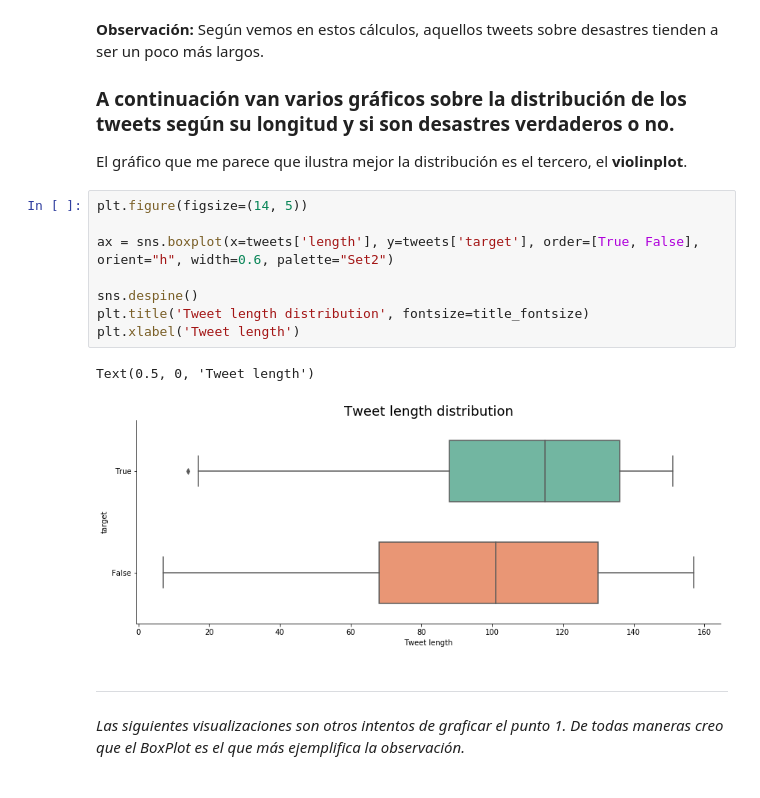
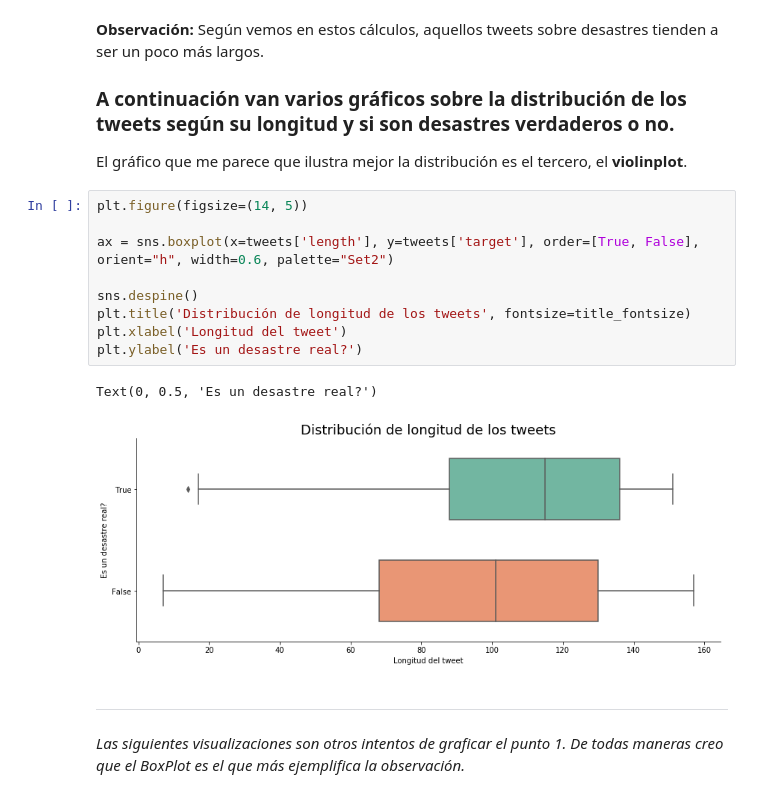
Before and after one commit to MonoColorado/7506-NameError, a Jupyter notebook: Julián - TP1 Notebook.ipynb, the cells around one changed output. Drawn from its saved outputs; the diff is of its cells as text.

```diff
--- a/Julián - TP1 Notebook.ipynb
+++ b/Julián - TP1 Notebook.ipynb
@@ -109,14 +109,15 @@ El gráfico que me parece que ilustra mejor la distribución es el tercero, el *
 # %%
 plt.figure(figsize=(14, 5))
 
 ax = sns.boxplot(x=tweets['length'], y=tweets['target'], order=[True, False], orient="h", width=0.6, palette="Set2")
 
 sns.despine()
-plt.title('Tweet length distribution', fontsize=title_fontsize)
-plt.xlabel('Tweet length')
+plt.title('Distribución de longitud de los tweets', fontsize=title_fontsize)
+plt.xlabel('Longitud del tweet')
+plt.ylabel('Es un desastre real?')
 # %% [output]
-Text(0.5, 0, 'Tweet length')
+Text(0, 0.5, 'Es un desastre real?')
-[figure, old version]
+[figure, new version]
 # %% [markdown]
 ---
 *Las siguientes visualizaciones son otros intentos de graficar el punto 1. De todas maneras creo que el BoxPlot es el que más ejemplifica la observación.*
```
Also changed, not shown: parts of 11 cells of this notebook, 10 other files.
